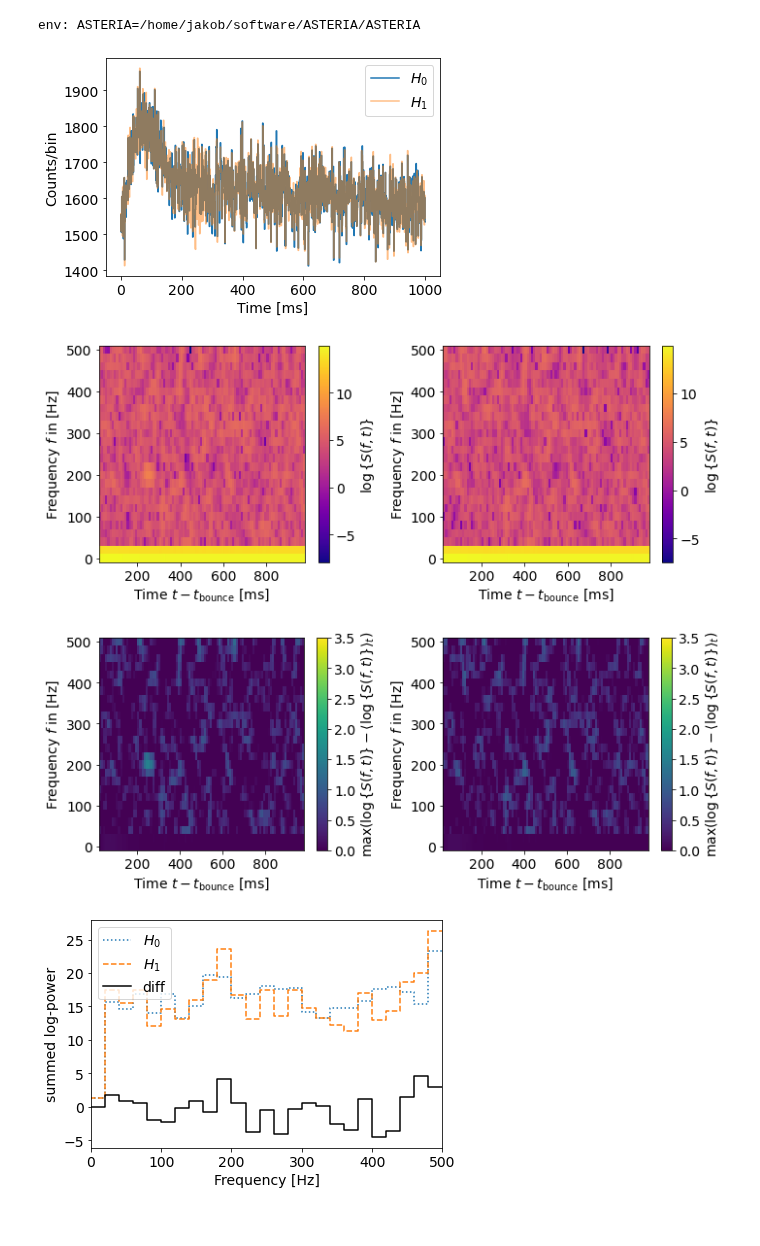
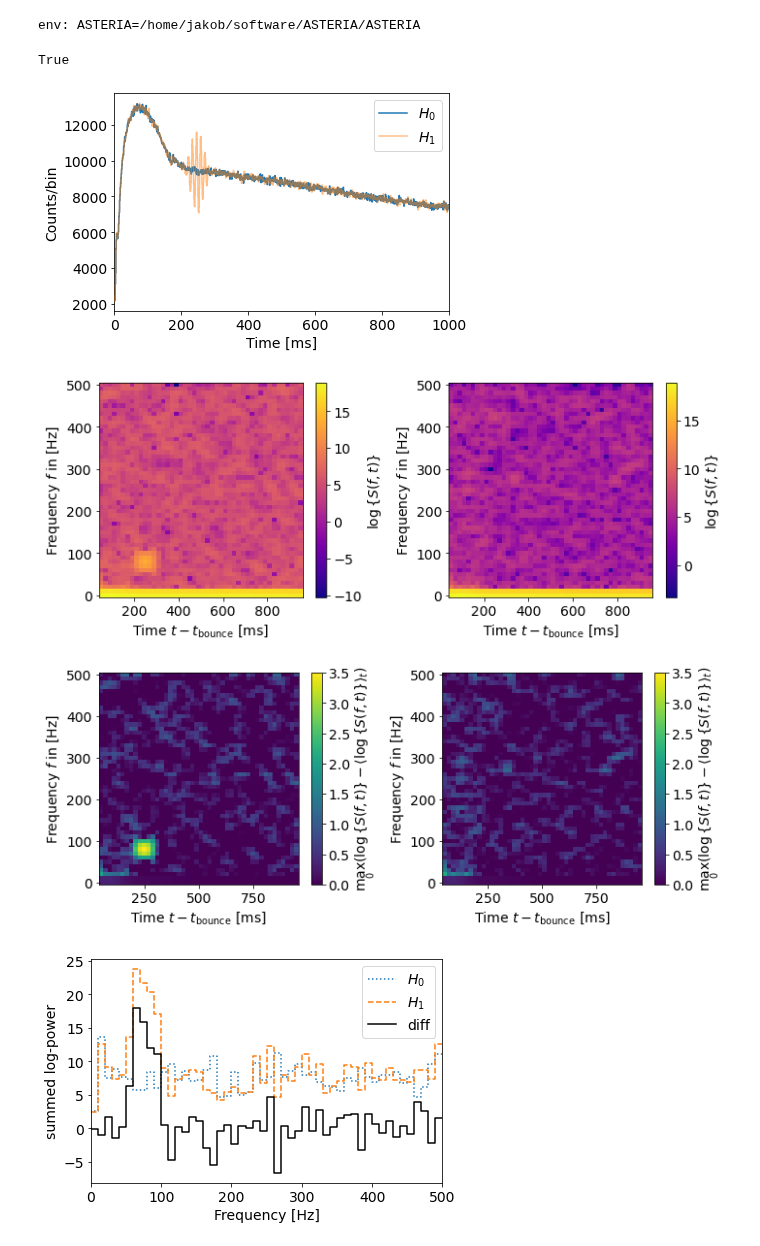
Before and after one commit to icecube/ASTERIA, a Jupyter notebook: docs/gen2-ana/test_stf.ipynb, the cells around one changed output. Cells and saved outputs as stored; diff of their text form; code cells hidden in the pictures.

```diff
--- a/docs/gen2-ana/test_stf.ipynb
+++ b/docs/gen2-ana/test_stf.ipynb
@@ -13,10 +13,10 @@ env: ASTERIA=/home/jakob/software/ASTERIA/ASTERIA
 add_wls = True
 detector_scope = "Gen2"
 
-trials = 100
-distance = 10*u.kpc
-frequency = 200*u.Hz # 50 Hz and 400 Hz, in steps of 50 Hz
-amplitude = 0.3 # 1% and 50% in log steps (1%, 2%, 5%, 10%, 20%, 50%)
+trials = 10000
+distance = 1*u.kpc
+frequency = 80*u.Hz # 50 Hz and 400 Hz, in steps of 50 Hz
+amplitude = 0.2 # 1% and 50% in log steps (1%, 2%, 5%, 10%, 20%, 50%)
 time_start = 200*u.ms
 time_end = 300*u.ms
 position="center"
@@ -27,9 +27,9 @@ time_win = [0, 100] * u.s # time independent
 freq_res = 1 * u.Hz
 freq_win = [1, 1E6] * u.Hz # freq independent
 
-hann_len = 50*u.ms # length of Hann window
+hann_len = 100*u.ms # length of Hann window
 hann_res = 5*u.Hz # relates to frequency resolution from hanning, mfft = freq_sam/freq_sam
-hann_hop = 10*u.ms # offset by which Hann window is slided over signal
+hann_hop = 20*u.ms # offset by which Hann window is slided over signal
 freq_sam = (1/res_dt).to(u.Hz) # = 1/time_res
 
 temp_para = {"frequency": frequency,
@@ -68,21 +68,23 @@ sim.run()
 # %%
 # Initialize analysis class and run analysis
 ana = Analysis(sim, res_dt = res_dt, distance=distance, trials = trials, temp_para=temp_para)
-ana.run(fft_para, stf_para, mode = "STF")
+ana.run(fft_para, stf_para, mode = "STF", time_int = True)
+# %% [output]
+True
 # %%
 plot_hits(ana.sim.time, ana._comb)
 # %% [output]
-[figure, old version]
+[figure, new version]
 # %%
 plot_stft(ana.stf_time_mid, ana.stf_freq_mid, ana._stf)
 # %% [output]
-[figure, old version]
+[figure, new version]
 # %%
 plot_stft_log(ana.stf_time_mid, ana.stf_freq_mid, ana._log)
 # %% [output]
-[figure, old version]
+[figure, new version]
 # %%
-plot_stft_time_int(ana.stf_freq_mid, ana._log)
+plot_stft_time_int(ana.stf_freq_mid, ana._log_tsum)
 # %% [output]
-[figure, old version]
+[figure, new version]
 # %%
```
Also changed, not shown: parts of 7 cells of this notebook.
